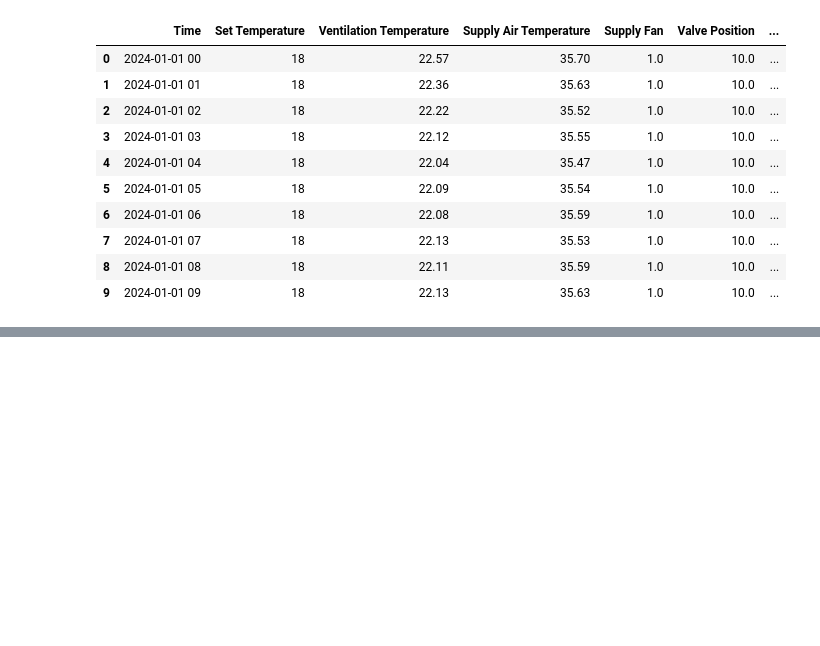
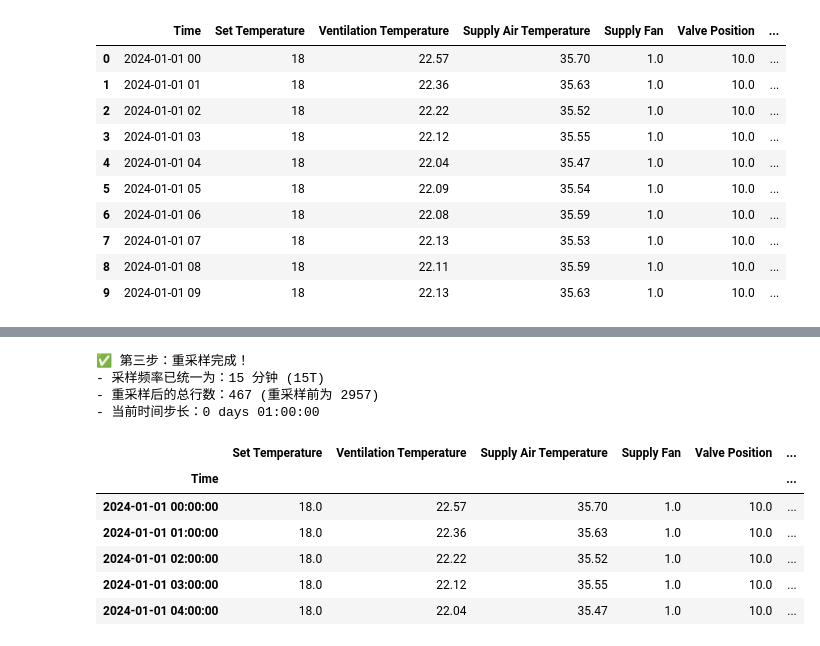
Before and after one commit to xiaoshi093-tech/HVAC_Data_Cleaning, a Jupyter notebook: 数据清洗.ipynb, the cells around one changed output, grey strips where cells are left out. Cells and saved outputs as stored; diff of their text form; code cells hidden in the pictures; blank space fills up the shorter version.

```diff
--- a/数据清洗.ipynb
+++ b/数据清洗.ipynb
@@ -23,0 +139,49 @@ df.head(10)
+# %%
+import pandas as pd
+
+# ---------------------------------------------------------
+# 第三步：时间尺度对齐与重采样 (Resampling)
+# ---------------------------------------------------------
+
+# 1. 确保 Time 列为真日期格式并设为索引 (重采样必须要求索引为 datetime)
+if 'Time' in df.columns:
+    df['Time'] = pd.to_datetime(df['Time'])
+    df = df.set_index('Time')
+
+# 2. 对数值型列执行 15 分钟重采样，计算窗口内的均值 (mean)
+# 这样做可以平滑掉小波动，并填补第二步产生的少量 NaN 空洞
+numeric_cols = df.select_dtypes(include=['number']).columns
+df_numeric_resampled = df[numeric_cols].resample('15T').mean()
+
+# 3. 对非数值列 (如故障标签 Labeling) 执行重采样
+# 故障标签不能求平均，我们取窗口内的第一个值 (first) 或众数
+if 'Labeling' in df.columns:
+    df_label_resampled = df[['Labeling']].resample('15T').first()
+    # 合并数据
+    df = pd.concat([df_numeric_resampled, df_label_resampled], axis=1)
+else:
+    df = df_numeric_resampled
+
+# 4. 删除完全为空的行 (如果某个 15 分钟窗口内完全没有原始采样点)
+rows_before = len(df)
+df = df.dropna(how='all', subset=numeric_cols)
+rows_after = len(df)
+
+print(f"✅ 第三步：重采样完成！")
+print(f"- 采样频率已统一为：15 分钟 (15T)")
+print(f"- 重采样后的总行数：{rows_after} (重采样前为 {rows_before})")
+print(f"- 当前时间步长：{df.index[1] - df.index[0] if len(df)>1 else '无法计算'}")
+
+display(df.head())
+# %% [output]
+✅ 第三步：重采样完成！
+- 采样频率已统一为：15 分钟 (15T)
+- 重采样后的总行数：467 (重采样前为 2957)
+- 当前时间步长：0 days 01:00:00
+|  | Set Temperature | Ventilation Temperature | Supply Air Temperature | Supply Fan | Valve Position | ... |
+| Time |  |  |  |  |  | ... |
+| 2024-01-01 00:00:00 | 18.0 | 22.57 | 35.70 | 1.0 | 10.0 | ... |
+| 2024-01-01 01:00:00 | 18.0 | 22.36 | 35.63 | 1.0 | 10.0 | ... |
+| 2024-01-01 02:00:00 | 18.0 | 22.22 | 35.52 | 1.0 | 10.0 | ... |
+| 2024-01-01 03:00:00 | 18.0 | 22.12 | 35.55 | 1.0 | 10.0 | ... |
+| 2024-01-01 04:00:00 | 18.0 | 22.04 | 35.47 | 1.0 | 10.0 | ... |
```
Also changed, not shown: parts of 13 cells of this notebook, 7 other files.
